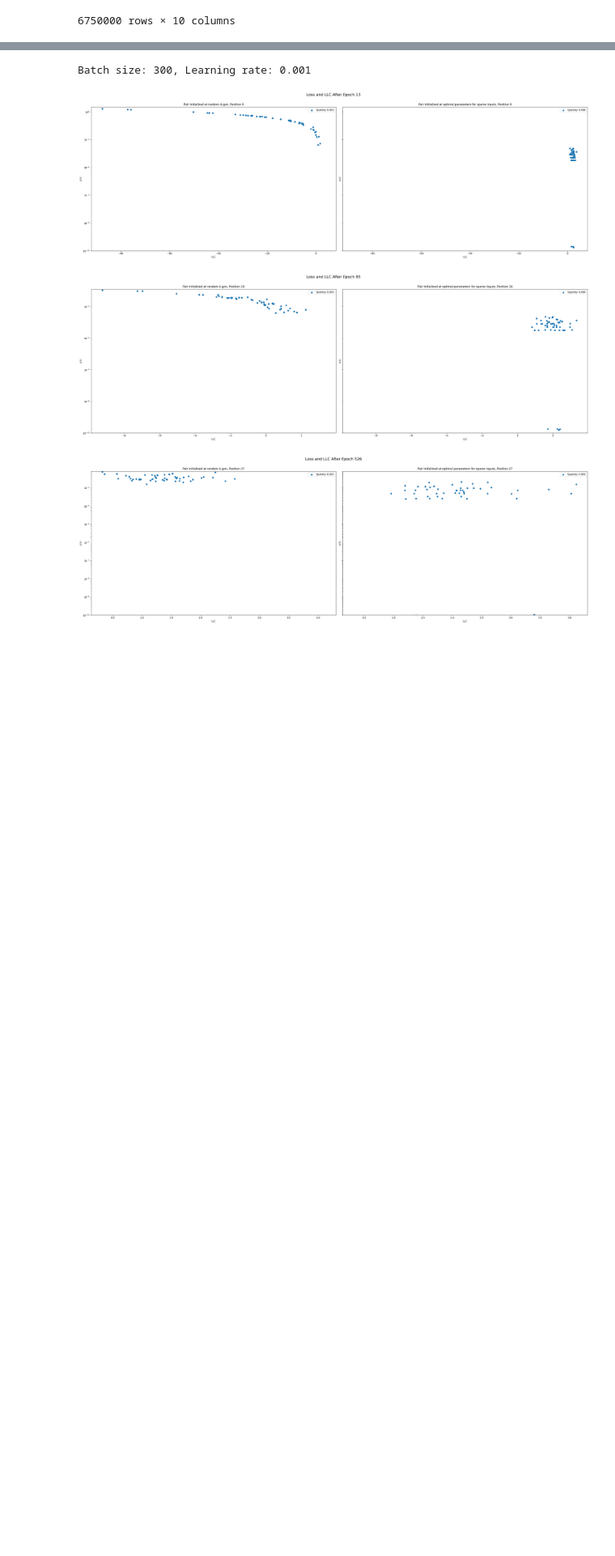
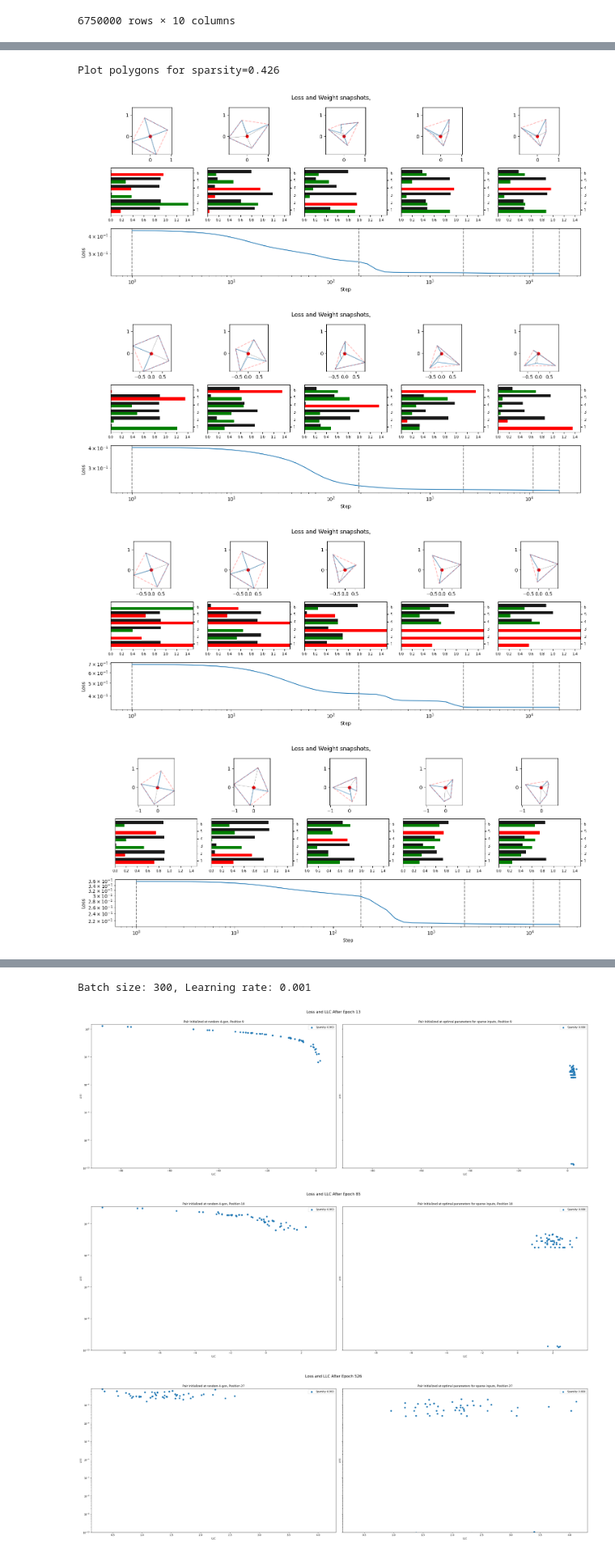
Before and after one commit to anogassis/tms-sparsity, a Jupyter notebook: notebooks/visualize_experiments.ipynb, the cells around one changed output, grey strips where cells are left out. Shown at 81% size. Saved outputs shown, nothing was run; the diff lists cells and outputs as text; code cells hidden in the pictures; blank space fills up the shorter version.

```diff
--- a/notebooks/visualize_experiments.ipynb
+++ b/notebooks/visualize_experiments.ipynb
@@ -127,0 +224,8 @@ Batch size: 300, Learning rate: 0.001
+# %%
+plot_results(results, plot_number=5, loss_window=(.16, 1), sparsities=[0.426])
+# %% [output]
+Plot polygons for sparsity=0.426
+[figure, added]
+[figure, added]
+[figure, added]
+[figure, added]
```
Also changed, not shown: parts of 20 cells of this notebook.
